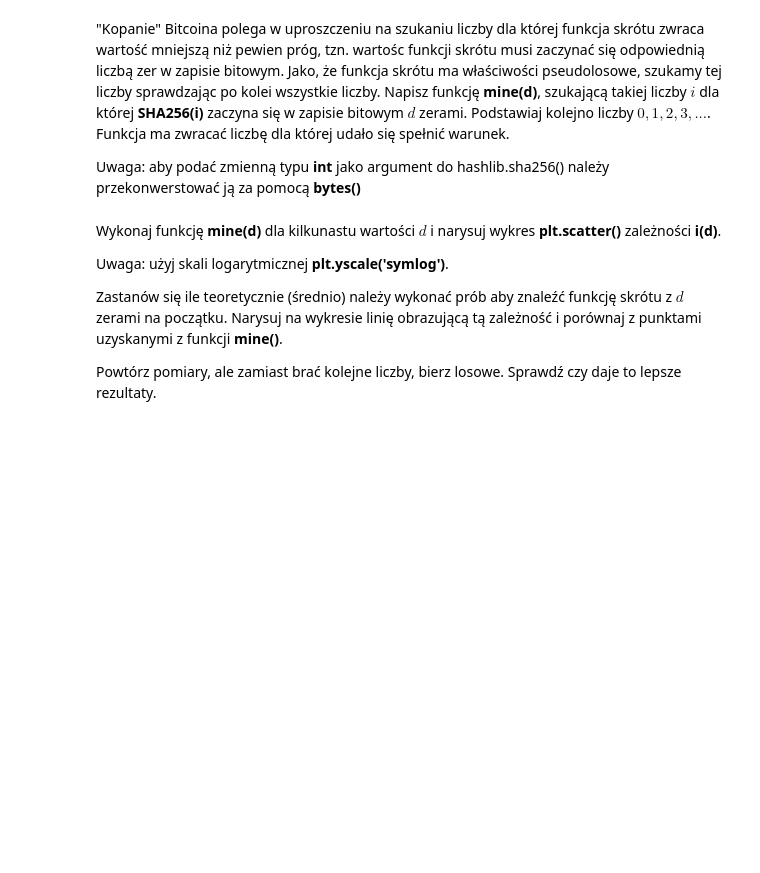
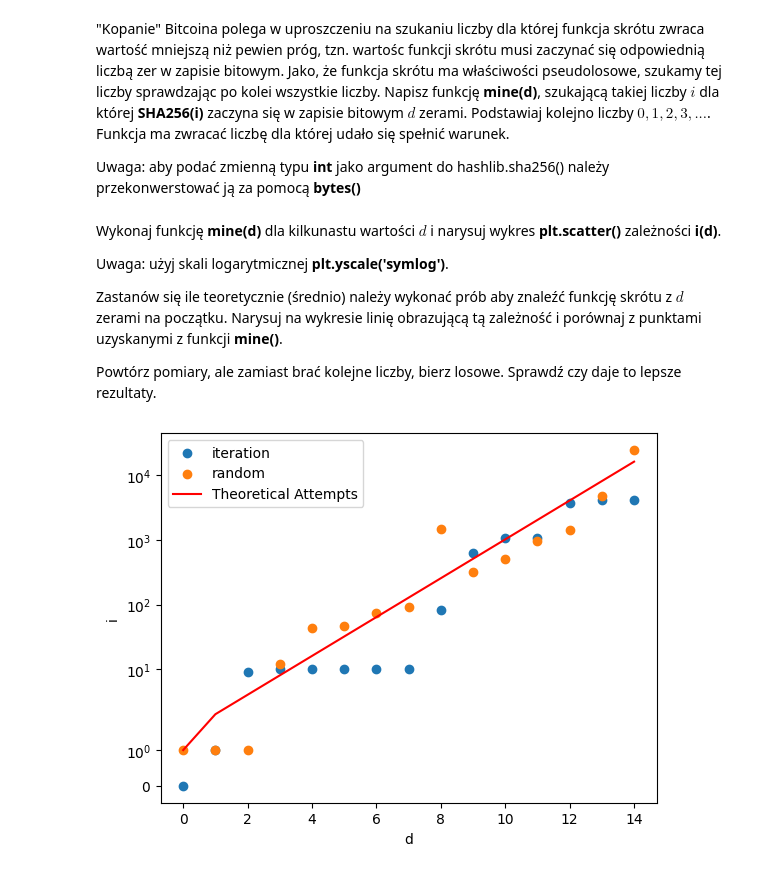
Before and after one commit to mawojcik/cryptography, a Jupyter notebook: Lista9/Lista9.ipynb, the cells around one changed output. Saved outputs shown, nothing was run; the diff lists cells and outputs as text; code cells hidden in the pictures; blank space fills up the shorter version.

```diff
--- a/Lista9/Lista9.ipynb
+++ b/Lista9/Lista9.ipynb
@@ -226,3 +235,17 @@ def mine(diff):
+# %%
+def mine_random(diff):
+    attempts = 0
+
+    while True:
+        i = np.random.randint(0, 10**5)
+        attempts += 1
+
+        i_bytes = bytes(i)
+        hash_result = hashlib.sha256(i_bytes).hexdigest()
+        binary_representation = bin(int(hash_result, 16))[2:].zfill(256)
+
+        if binary_representation.startswith('0' * diff):
+            return attempts
 # %% [markdown]
 Wykonaj funkcję **mine(d)** dla kilkunastu wartości $d$ i narysuj wykres **plt.scatter()** zależności **i(d)**.
 
@@ -231,3 +254,36 @@ Uwaga: użyj skali logarytmicznej **plt.yscale('symlog')**.
 Zastanów się ile teoretycznie (średnio) należy wykonać prób aby znaleźć funkcję skrótu z $d$ zerami na początku. Narysuj na wykresie linię obrazującą tą zależność i porównaj z punktami uzyskanymi z funkcji **mine()**.
 
 Powtórz pomiary, ale zamiast brać kolejne liczby, bierz losowe. Sprawdź czy daje to lepsze rezultaty.
+# %%
+diffs = []
+indexes = []
+theoretical = []
+
+for d in range(15):
+    index = mine(d)
+    diffs.append(d)
+    indexes.append(index)
+
+plt.scatter(diffs, indexes, label='iteration')
+
+diffs = []
+indexes = []
+
+for d in range(15):
+    index = mine_random(d)
+    diffs.append(d)
+    indexes.append(index)
+
+for d in range(15):
+    theoretical.append(2**d)
+
+plt.scatter(diffs, indexes, label='random')
+plt.plot(diffs, theoretical, label='Theoretical Attempts', c='r')
+
+plt.xlabel("d")
+plt.yscale('symlog')
+plt.ylabel("i")
+plt.legend()
+plt.show()
+# %% [output]
+[figure, added]
```
Also changed, not shown: parts of 2 cells of this notebook.
